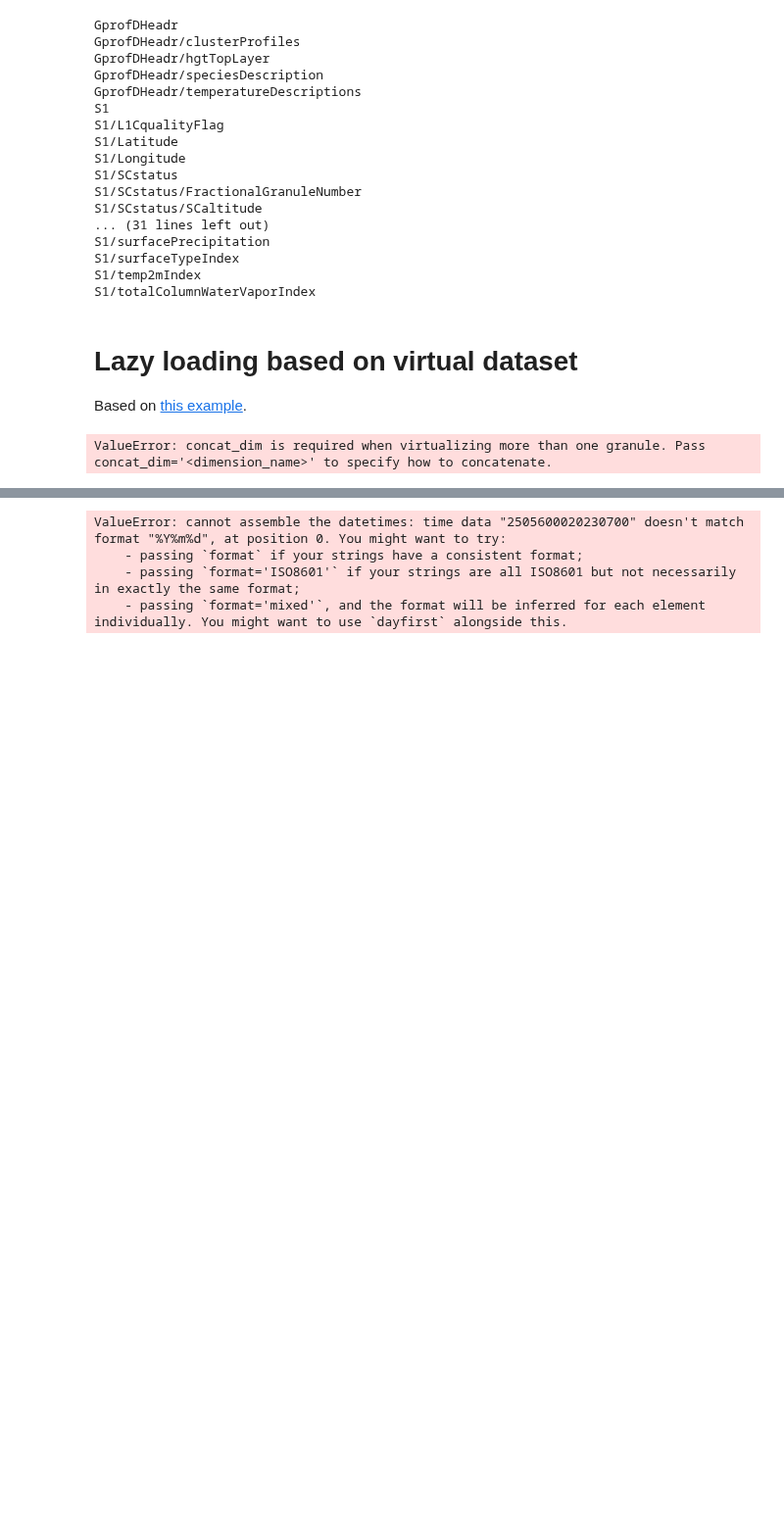
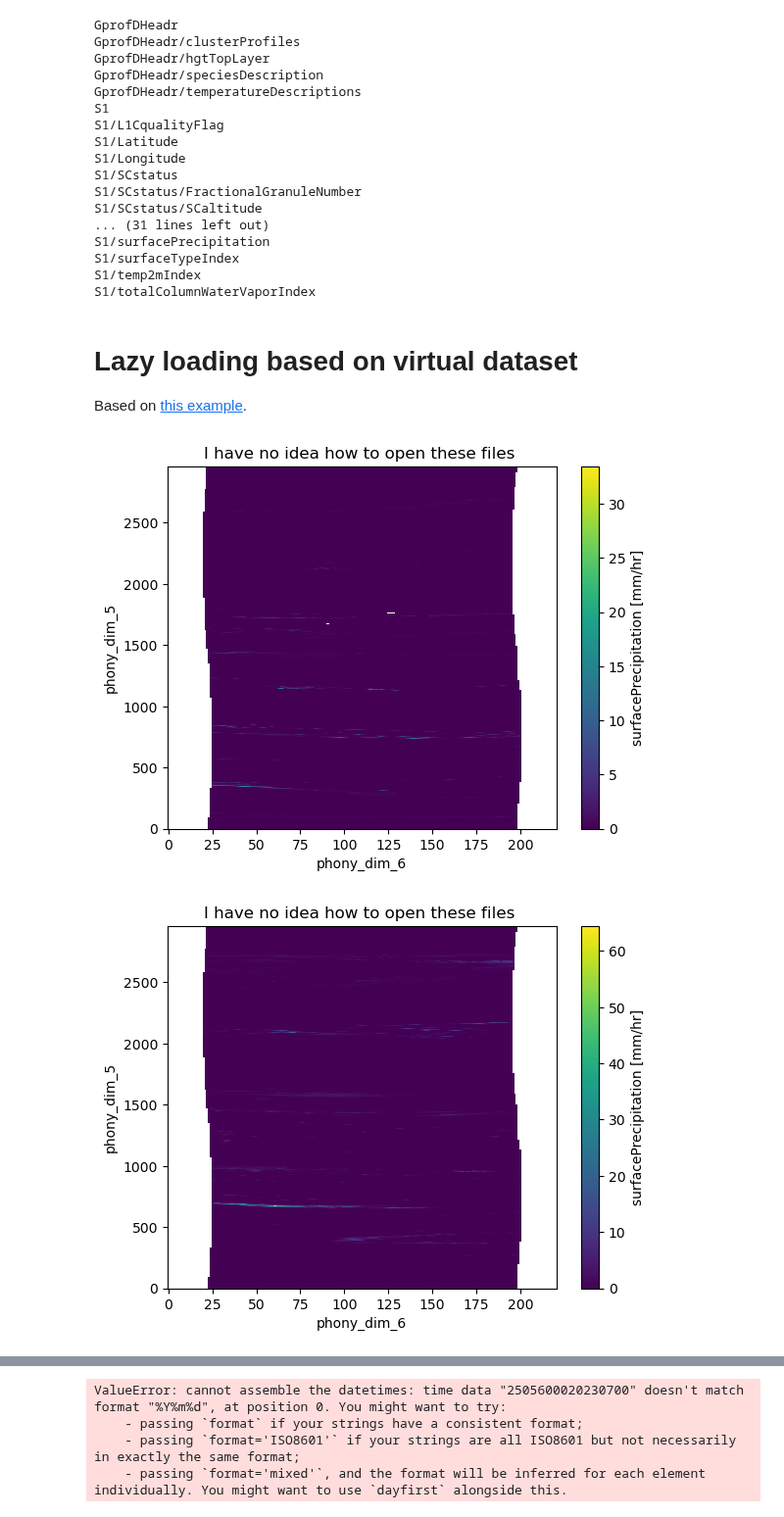
Before and after one commit to mccabete/precip, a Jupyter notebook: IMERG/extract_example_fires.ipynb, the cells around one changed output, grey strips where cells are left out. Shown at 98% size. Cells and saved outputs as stored; diff of their text form; code cells hidden in the pictures; blank space fills up the shorter version.

```diff
--- a/IMERG/extract_example_fires.ipynb
+++ b/IMERG/extract_example_fires.ipynb
@@ -77,6 +77,7 @@ def generate_bounding_box(lon, lat, degrees = 2):
 results = earthaccess.search_data(
     #doi='10.5067/GPM/IMERGDF/DAY/07', # Daily
     #doi = '10.5067/GPM/IMERG/3B-HH/07', # Half Hourly
+    count = -1,
     doi = '10.5067/GPM/GMI/GPM/GPROF/2A/07', # GPROF
     cloud_hosted=True,
     temporal=("2023-07-28T00:00:00", "2023-07-31T12:00:00"),
@@ -155,21 +158,19 @@ S1/totalColumnWaterVaporIndex
 
 Based on [this example](https://earthaccess.readthedocs.io/en/latest/user/tutorials/virtual_dataset_tutorial_with_TEMPO_Level3/#opening-virtual-multifile-datasets).
 # %%
-#%%time
-#result_root = earthaccess.virtualize(granules=results, **open_options)
+# #%%time
+# #result_root = earthaccess.virtualize(granules=results, **open_options)
 
-result_s1 = earthaccess.virtualize(
-    granules=results, group="S1", **open_options
-)
+# result_s1 = earthaccess.virtualize(
+#     granules=results, group="S1", **open_options
+# )
 
-result_header = earthaccess.virtualize(
-    granules=results, group="GprofDHeadr", **open_options
-)
-# merge
-#result_merged = xr.merge([result_root, result_product, result_geolocation])
-#result_merged
+# result_header = earthaccess.virtualize(
+#     granules=results, group="GprofDHeadr", **open_options
+# )
+# # merge
+# #result_merged = xr.merge([result_root, result_product, result_geolocation])
+# #result_merged
-# %% [output]
-ValueError: concat_dim is required when virtualizing more than one granule. Pass concat_dim='<dimension_name>' to specify how to concatenate.
 # %%
 # # ------------------------------------------------------------------
 # # 1. Search and open files
@@ -184,6 +185,10 @@ ValueError: concat_dim is required when virtualizing more than one granule. Pass
 # %%
 for f in fn:
     tmp = xr.open_datatree(f, engine="h5netcdf", phony_dims="access")
     tmp['S1']['surfacePrecipitation'].plot()
-    plt.title(f"York Fire {}")
+    plt.title(f"I have no idea how to open these files ")
+
     plt.show()
+# %% [output]
+[figure, added]
+[figure, added]
```
Also changed, not shown: parts of 3 cells of this notebook, 3 other files.
